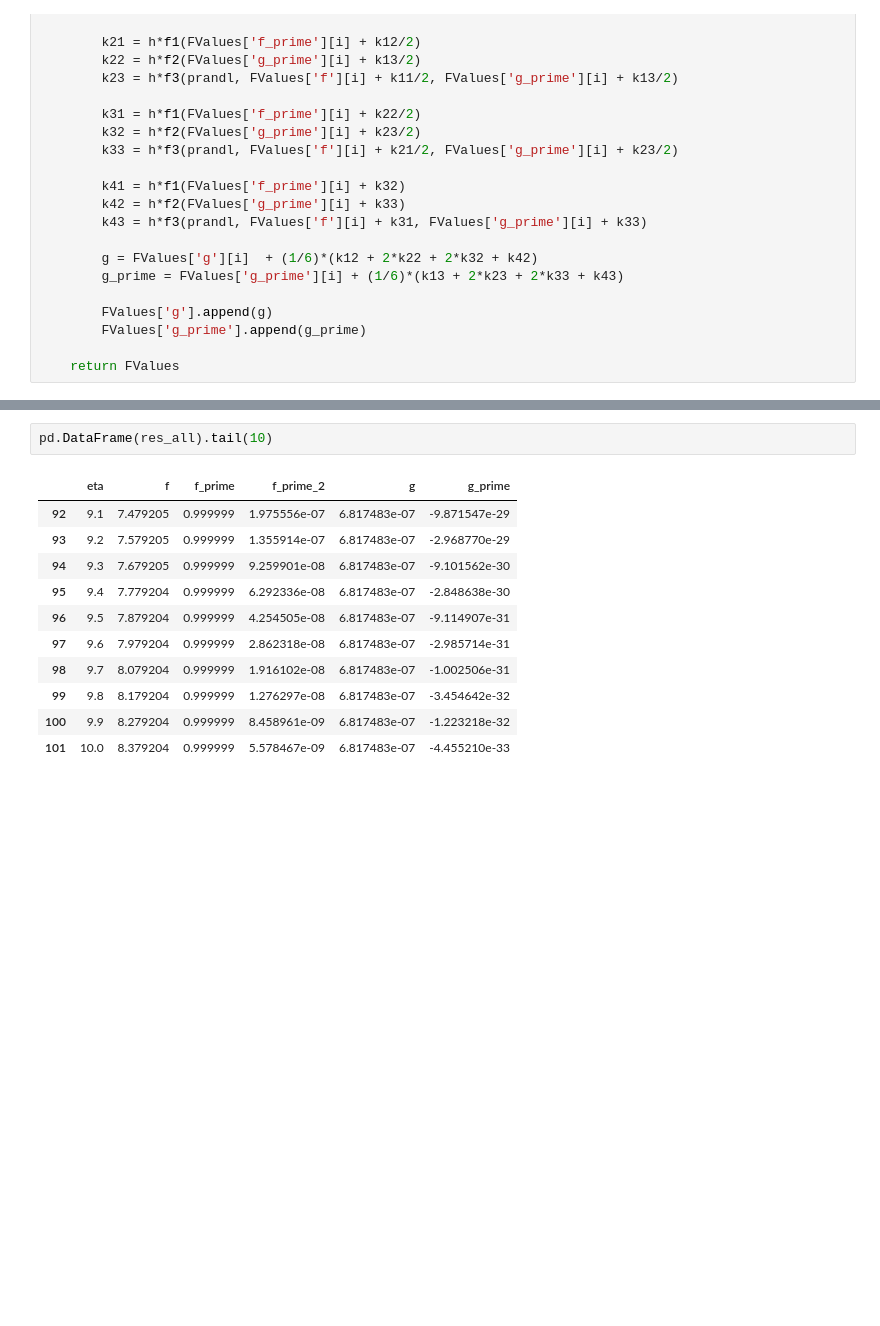
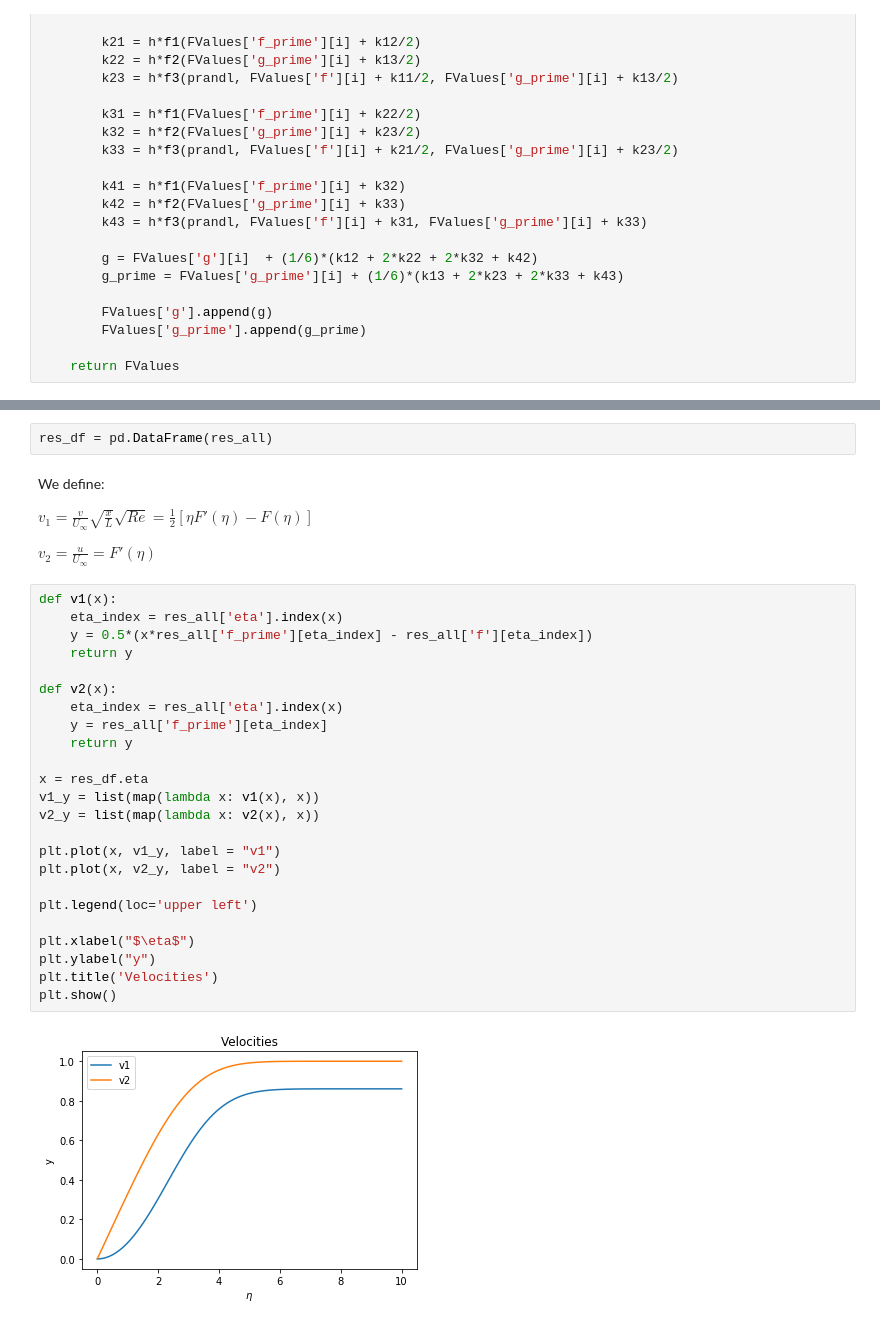
Before and after one commit to cdelannoy/Numerics, a Jupyter notebook: Project1.ipynb, the cells around one changed output, grey strips where cells are left out. Saved outputs shown, nothing was run; the diff lists cells and outputs as text; blank space fills up the shorter version.

```diff
--- a/Project1.ipynb
+++ b/Project1.ipynb
@@ -210,14 +192,34 @@ pd.DataFrame(res_all).head(10)
-# %%
-pd.DataFrame(res_all).tail(10)
-# %% [output]
-|  | eta | f | f_prime | f_prime_2 | g | g_prime |
-| 92 | 9.1 | 7.479205 | 0.999999 | 1.975556e-07 | 6.817483e-07 | -9.871547e-29 |
-| 93 | 9.2 | 7.579205 | 0.999999 | 1.355914e-07 | 6.817483e-07 | -2.968770e-29 |
-| 94 | 9.3 | 7.679205 | 0.999999 | 9.259901e-08 | 6.817483e-07 | -9.101562e-30 |
-| 95 | 9.4 | 7.779204 | 0.999999 | 6.292336e-08 | 6.817483e-07 | -2.848638e-30 |
-| 96 | 9.5 | 7.879204 | 0.999999 | 4.254505e-08 | 6.817483e-07 | -9.114907e-31 |
-| 97 | 9.6 | 7.979204 | 0.999999 | 2.862318e-08 | 6.817483e-07 | -2.985714e-31 |
-| 98 | 9.7 | 8.079204 | 0.999999 | 1.916102e-08 | 6.817483e-07 | -1.002506e-31 |
-| 99 | 9.8 | 8.179204 | 0.999999 | 1.276297e-08 | 6.817483e-07 | -3.454642e-32 |
-| 100 | 9.9 | 8.279204 | 0.999999 | 8.458961e-09 | 6.817483e-07 | -1.223218e-32 |
-| 101 | 10.0 | 8.379204 | 0.999999 | 5.578467e-09 | 6.817483e-07 | -4.455210e-33 |
+# %%
+res_df = pd.DataFrame(res_all)
+# %% [markdown]
+We define:
+
+$v_1 = \frac{v}{U_{\infty}} \sqrt{\frac{x}{L}}\sqrt{Re} = \frac{1}{2}[\eta F'(\eta) - F(\eta)]$
+
+$v_2 = \frac{u}{U_{\infty}} = F'(\eta)$
+# %%
+def v1(x):
+    eta_index = res_all['eta'].index(x)
+    y = 0.5*(x*res_all['f_prime'][eta_index] - res_all['f'][eta_index])
+    return y
+
+def v2(x):
+    eta_index = res_all['eta'].index(x)
+    y = res_all['f_prime'][eta_index]
+    return y
+
+x = res_df.eta
+v1_y = list(map(lambda x: v1(x), x))
+v2_y = list(map(lambda x: v2(x), x))
+
+plt.plot(x, v1_y, label = "v1")
+plt.plot(x, v2_y, label = "v2")
+
+plt.legend(loc='upper left')
+
+plt.xlabel("$\eta$")
+plt.ylabel("y")
+plt.title('Velocities')
+plt.show()
+# %% [output]
+[figure, added]
```
Also changed, not shown: parts of 14 cells of this notebook.
